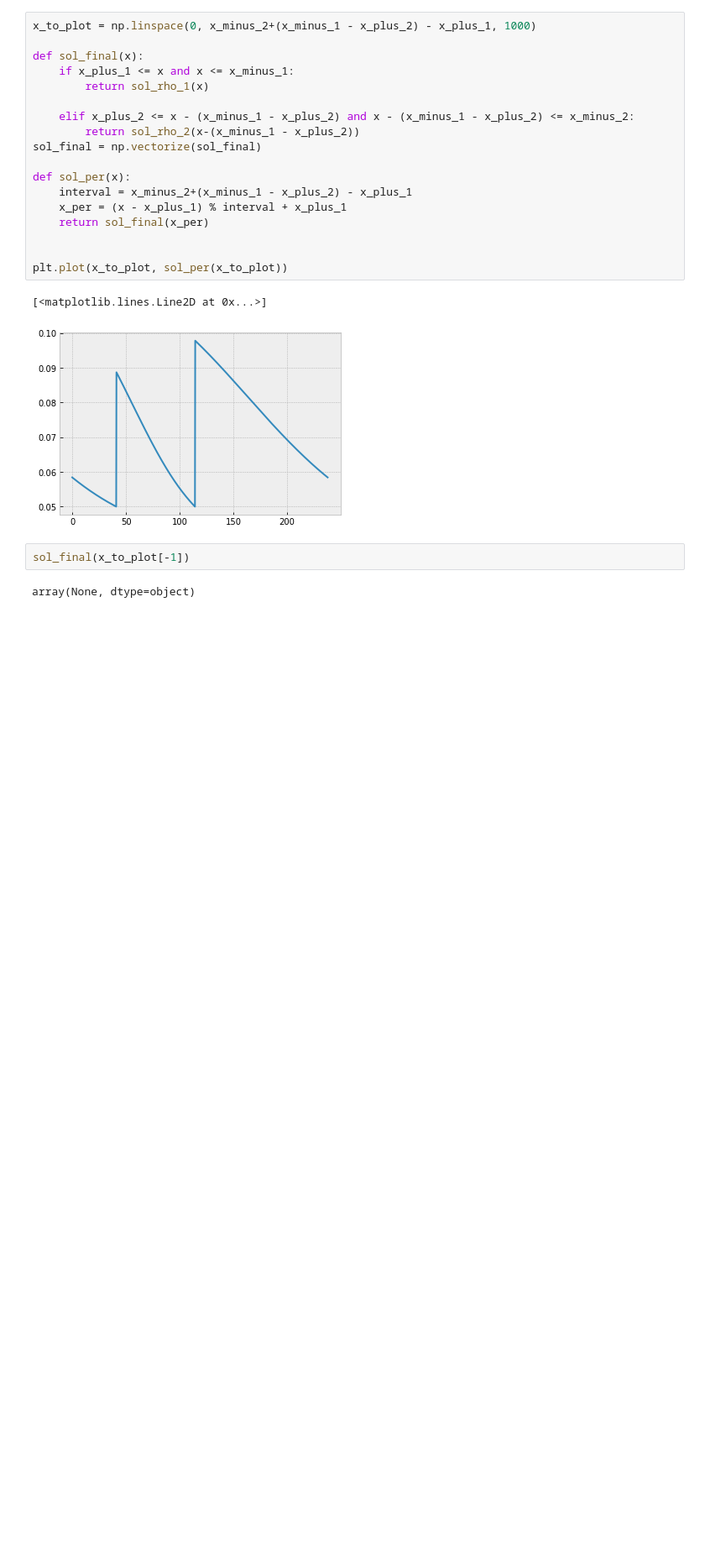
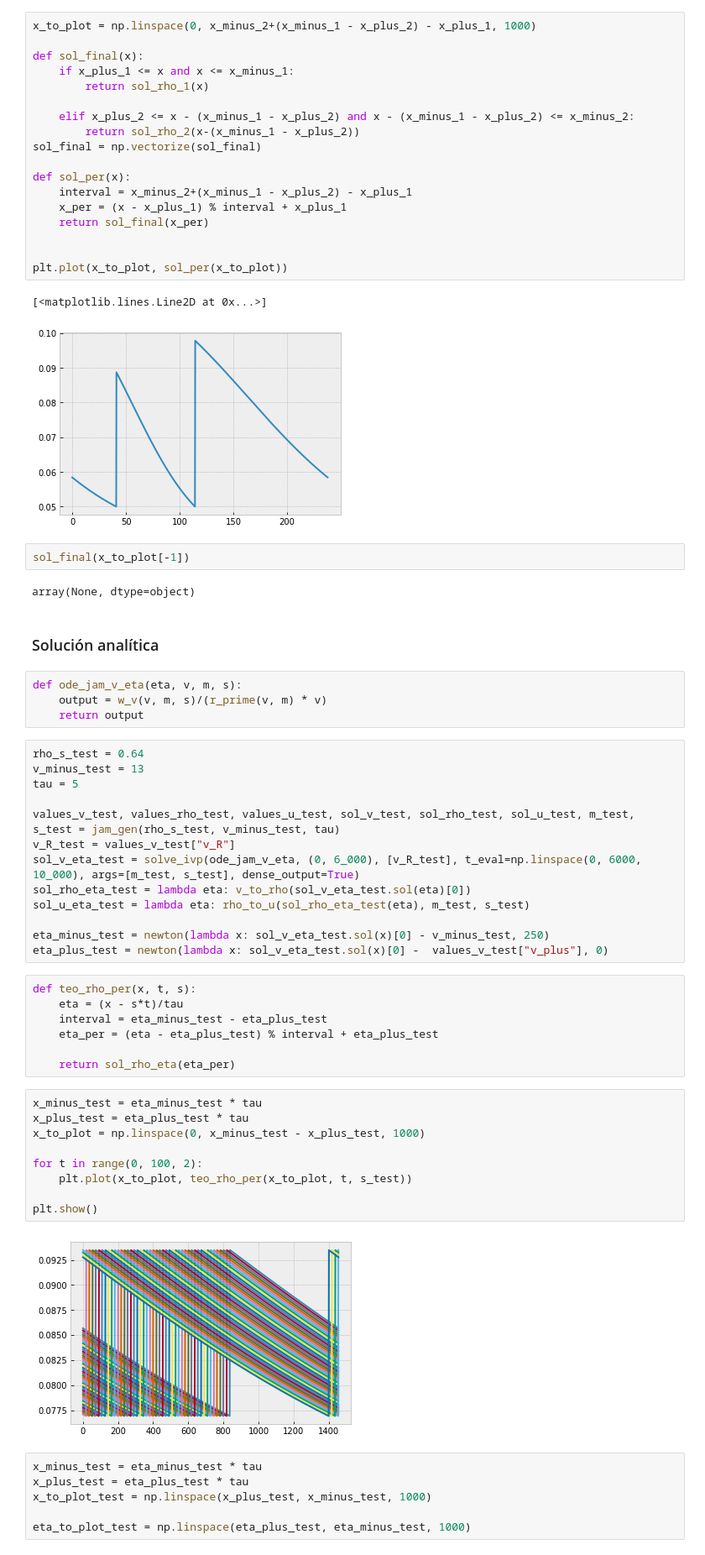
Before and after one commit to ElTapia/Jamiton, a Jupyter notebook: Second_order_traffic_model/Estudio_jamiton.ipynb, the cells around one changed output. Shown at 84% size. Cells and saved outputs as stored; diff of their text form; blank space fills up the shorter version.

```diff
--- a/Second_order_traffic_model/Estudio_jamiton.ipynb
+++ b/Second_order_traffic_model/Estudio_jamiton.ipynb
@@ -962,3 +962,46 @@ plt.plot(x_to_plot, sol_per(x_to_plot))
 sol_final(x_to_plot[-1])
 # %% [output]
 array(None, dtype=object)
+# %% [markdown]
+### Solución analítica
+# %%
+def ode_jam_v_eta(eta, v, m, s):
+    output = w_v(v, m, s)/(r_prime(v, m) * v)
+    return output
+# %%
+rho_s_test = 0.64
+v_minus_test = 13
+tau = 5
+
+values_v_test, values_rho_test, values_u_test, sol_v_test, sol_rho_test, sol_u_test, m_test, s_test = jam_gen(rho_s_test, v_minus_test, tau)
+v_R_test = values_v_test["v_R"]
+sol_v_eta_test = solve_ivp(ode_jam_v_eta, (0, 6_000), [v_R_test], t_eval=np.linspace(0, 6000, 10_000), args=[m_test, s_test], dense_output=True)
+sol_rho_eta_test = lambda eta: v_to_rho(sol_v_eta_test.sol(eta)[0])
+sol_u_eta_test = lambda eta: rho_to_u(sol_rho_eta_test(eta), m_test, s_test)
+
+eta_minus_test = newton(lambda x: sol_v_eta_test.sol(x)[0] - v_minus_test, 250)
+eta_plus_test = newton(lambda x: sol_v_eta_test.sol(x)[0] -  values_v_test["v_plus"], 0)
+# %%
+def teo_rho_per(x, t, s):
+    eta = (x - s*t)/tau
+    interval = eta_minus_test - eta_plus_test
+    eta_per = (eta - eta_plus_test) % interval + eta_plus_test
+
+    return sol_rho_eta(eta_per)
+# %%
+x_minus_test = eta_minus_test * tau
+x_plus_test = eta_plus_test * tau
+x_to_plot = np.linspace(0, x_minus_test - x_plus_test, 1000)
+
+for t in range(0, 100, 2):
+    plt.plot(x_to_plot, teo_rho_per(x_to_plot, t, s_test))
+
+plt.show()
+# %% [output]
+[figure, added]
+# %%
+x_minus_test = eta_minus_test * tau
+x_plus_test = eta_plus_test * tau
+x_to_plot_test = np.linspace(x_plus_test, x_minus_test, 1000)
+
+eta_to_plot_test = np.linspace(eta_plus_test, eta_minus_test, 1000)
```
Also changed, not shown: 4 other files.
